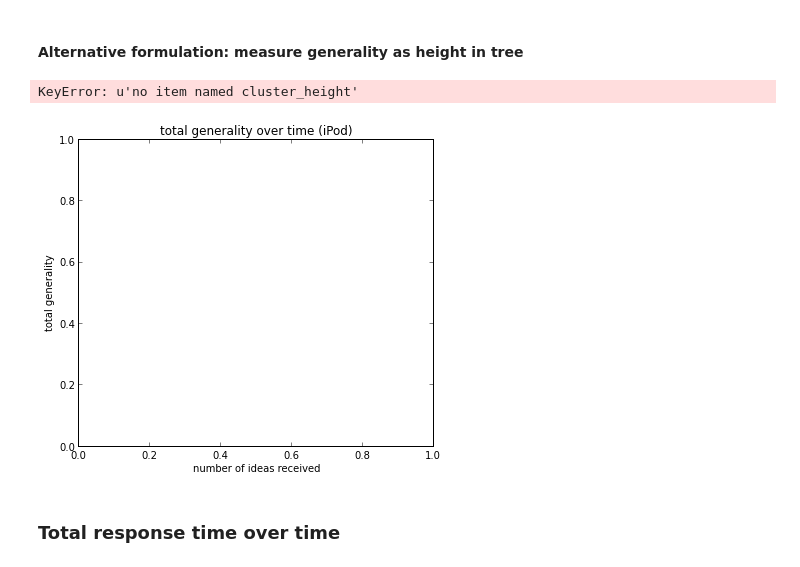
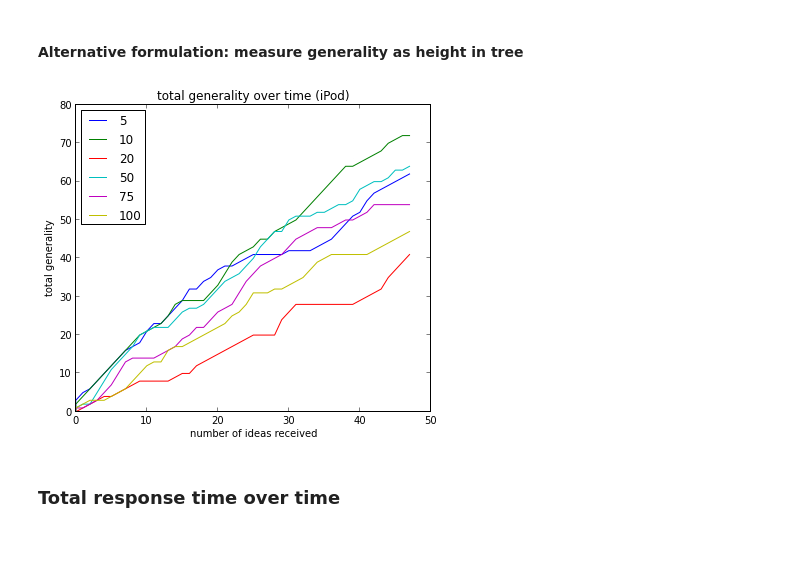
Before and after one commit to filkry/crowbrain, a Jupyter notebook: exps/post_pilot16_stats.ipynb, the cells around one changed output. Cells and saved outputs as stored; diff of their text form; code cells hidden in the pictures.

```diff
--- a/exps/post_pilot16_stats.ipynb
+++ b/exps/post_pilot16_stats.ipynb
@@ -461,9 +461,11 @@ percent of incomplete runs: 12.5
 ### Outmix/inmix
 # %%
 def compute_mixing():
-    dist = pd.Series([0 for i in df.index], index=df.index)
+    dist = pd.Series([None for i in df.index], index=df.index)
+    dist_im = pd.Series([None for i in df.index], index=df.index)
     im = pd.Series([0 for i in df.index], index=df.index)
     om = pd.Series([0 for i in df.index], index=df.index)
+    last_sim = pd.Series([None for i in df.index], index=df.index)
 
     for (nr, wid, qc), run in df.groupby(['num_requested', 'hashed_worker_id', 'question_code']):
         if qc not in question_codes:
@@ -475,20 +477,27 @@ def compute_mixing():
                 j_clus = run['h_cluster'][j]
                 hcm_nc = cluster_forests[qc].node[j_clus]['remix_of']
                 if run['h_cluster'][i] in hcm_nc:
+                    last_sim[i] = j
                     dist[i] = ii - jj
-                    if om[j] == 0:
+
+                    if om[j] > 0:
+                        dist_im[i] = dist[i] + dist_im[j]
+                    else:
                         im[j] = 1
+                        dist_im[i] = dist[i]
 
                     om[i] = 1
                     assert dist[i] > 0
                     break
-    return dist, im, om
+    return dist, im, om, dist_im, last_sim
 
-dist, im, om = compute_mixing()
+dist, im, om, dist_im, last_sim = compute_mixing()
 
 df['distance_from_similar'] = dist
 df['is_inmix'] = im
 df['is_outmix'] = om
+df['distance_from_inmix'] = dist_im
+df['previous_similar'] = last_sim
 # %% [markdown]
 # Generate run-level metrics
 
@@ -1319,20 +1328,19 @@ count_over_responses_cross_qc(h_cluster_valid_df, count_func,
 # %%
 def count_func(df):
     num_specific = [(0,0)]
 
-    for i, c in enumerate(df['cluster_height']):
+    for i, c in enumerate(df['height_in_subtree']):
         prev = num_specific[-1][1]
         num_specific.append((i, prev + c))
 
     return num_specific
 
 count_over_responses_cross_qc(h_cluster_valid_df, count_func,
                               'number of ideas received',
                               'total generality',
                               'total generality over time')
 # %% [output]
-KeyError: u'no item named cluster_height'
-[figure, old version]
+[figure, new version]
 # %% [markdown]
 ### Total response time over time
 # %%
```
Also changed, not shown: parts of 14 cells of this notebook, 1 other file.
